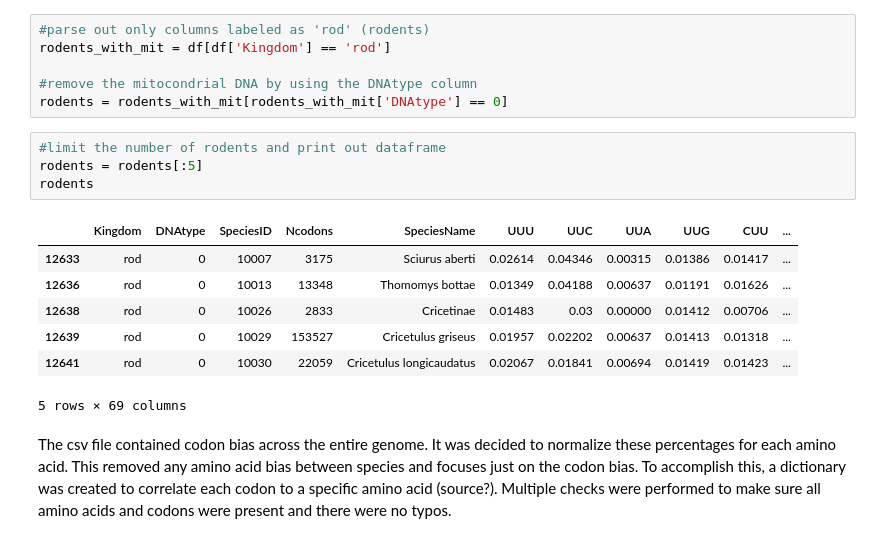
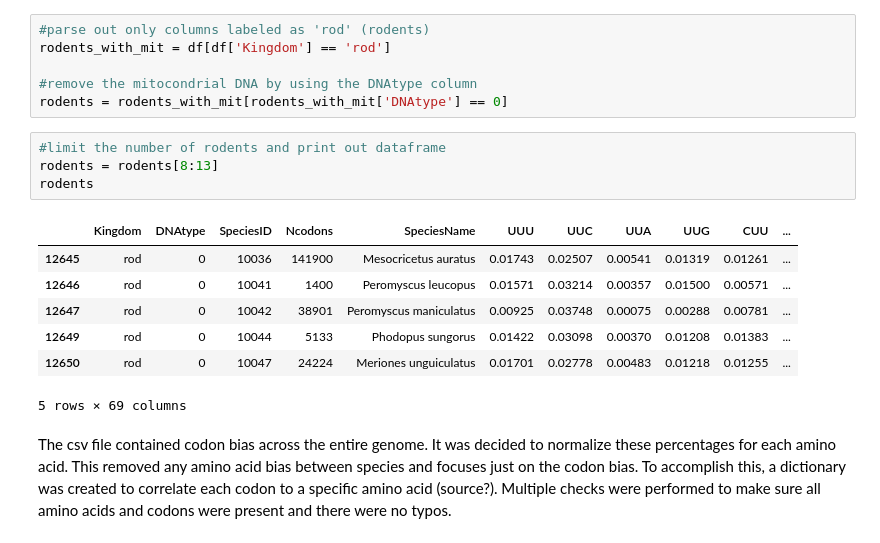
Before and after one commit to aidanccraft/Codon-Bias-Phylogeny, a Jupyter notebook: FinalProject.ipynb, the cells around one changed output. Saved outputs shown, nothing was run; the diff lists cells and outputs as text.

```diff
--- a/FinalProject.ipynb
+++ b/FinalProject.ipynb
@@ -25,15 +25,15 @@ rodents_with_mit = df[df['Kingdom'] == 'rod']
 rodents = rodents_with_mit[rodents_with_mit['DNAtype'] == 0]
 # %%
 #limit the number of rodents and print out dataframe
-rodents = rodents[:5]
+rodents = rodents[8:13]
 rodents
 # %% [output]
 |  | Kingdom | DNAtype | SpeciesID | Ncodons | SpeciesName | UUU | UUC | UUA | UUG | CUU | ... |
-| 12633 | rod | 0 | 10007 | 3175 | Sciurus aberti | 0.02614 | 0.04346 | 0.00315 | 0.01386 | 0.01417 | ... |
-| 12636 | rod | 0 | 10013 | 13348 | Thomomys bottae | 0.01349 | 0.04188 | 0.00637 | 0.01191 | 0.01626 | ... |
-| 12638 | rod | 0 | 10026 | 2833 | Cricetinae | 0.01483 | 0.03 | 0.00000 | 0.01412 | 0.00706 | ... |
-| 12639 | rod | 0 | 10029 | 153527 | Cricetulus griseus | 0.01957 | 0.02202 | 0.00637 | 0.01413 | 0.01318 | ... |
-| 12641 | rod | 0 | 10030 | 22059 | Cricetulus longicaudatus | 0.02067 | 0.01841 | 0.00694 | 0.01419 | 0.01423 | ... |
+| 12645 | rod | 0 | 10036 | 141900 | Mesocricetus auratus | 0.01743 | 0.02507 | 0.00541 | 0.01319 | 0.01261 | ... |
+| 12646 | rod | 0 | 10041 | 1400 | Peromyscus leucopus | 0.01571 | 0.03214 | 0.00357 | 0.01500 | 0.00571 | ... |
+| 12647 | rod | 0 | 10042 | 38901 | Peromyscus maniculatus | 0.00925 | 0.03748 | 0.00075 | 0.00288 | 0.00781 | ... |
+| 12649 | rod | 0 | 10044 | 5133 | Phodopus sungorus | 0.01422 | 0.03098 | 0.00370 | 0.01208 | 0.01383 | ... |
+| 12650 | rod | 0 | 10047 | 24224 | Meriones unguiculatus | 0.01701 | 0.02778 | 0.00483 | 0.01218 | 0.01255 | ... |
 5 rows × 69 columns
 # %% [markdown]
 The csv file contained codon bias across the entire genome. It was decided to normalize these percentages for each amino acid. This removed any amino acid bias between species and focuses just on the codon bias. To accomplish this, a dictionary was created to correlate each codon to a specific amino acid (source?). Multiple checks were performed to make sure all amino acids and codons were present and there were no typos.
```
Also changed, not shown: parts of 7 cells of this notebook, 2 other files.
